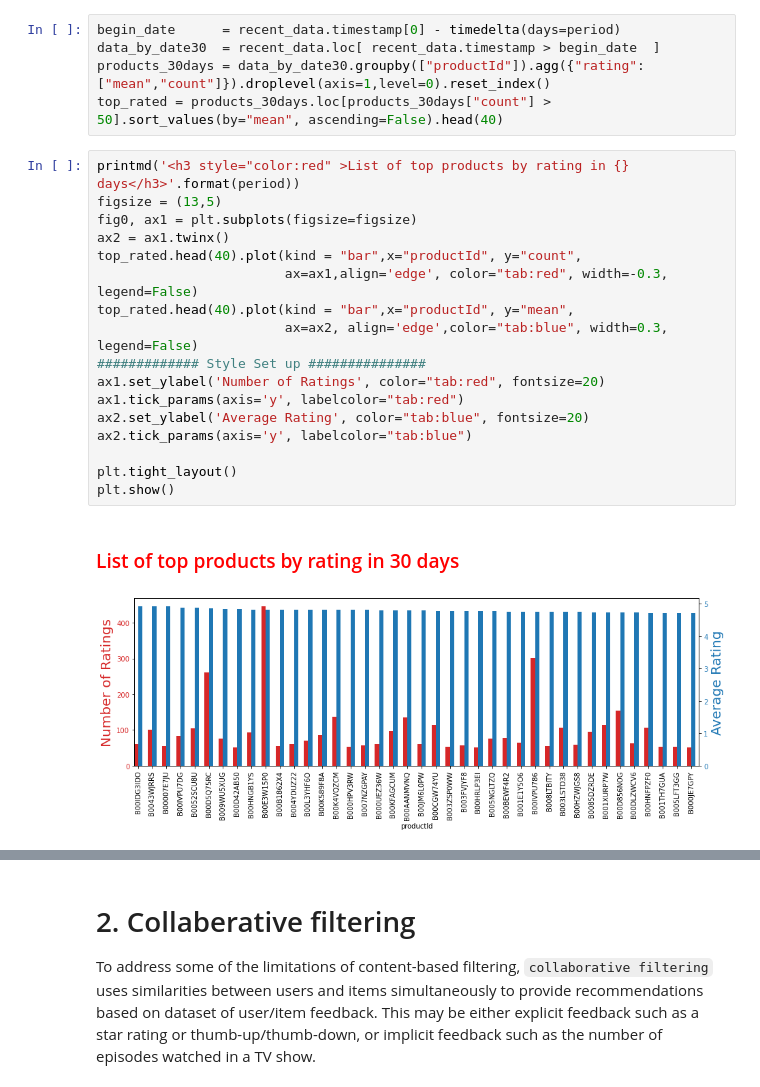
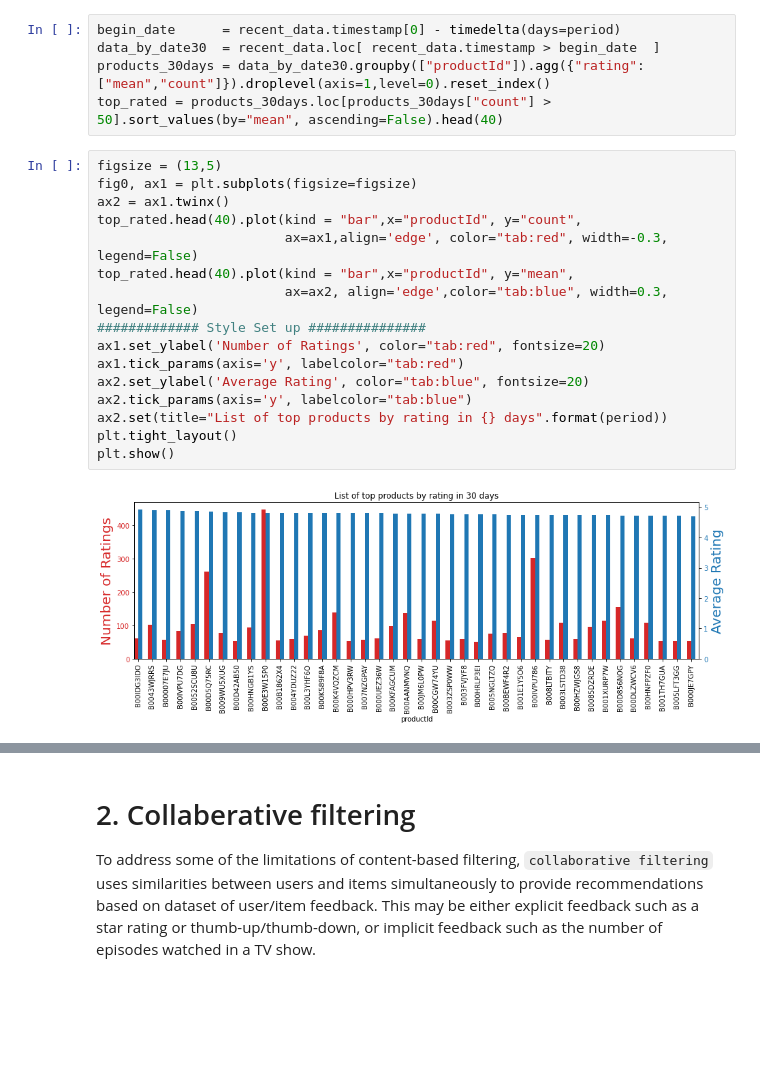
Before and after one commit to linhhlp/Machine-Learning-Applications, a Jupyter notebook: Step3_Build-model.ipynb, the cells around one changed output, grey strips where cells are left out. Cells and saved outputs as stored; diff of their text form; blank space fills up the shorter version.

```diff
--- a/Step3_Build-model.ipynb
+++ b/Step3_Build-model.ipynb
@@ -58,25 +56,23 @@ data_by_date30  = recent_data.loc[ recent_data.timestamp > begin_date  ]
 products_30days = data_by_date30.groupby(["productId"]).agg({"rating":["mean","count"]}).droplevel(axis=1,level=0).reset_index()
 top_rated = products_30days.loc[products_30days["count"] > 50].sort_values(by="mean", ascending=False).head(40)
 # %%
-printmd('<h3 style="color:red" >List of top products by rating in {} days</h3>'.format(period))
 figsize = (13,5)
 fig0, ax1 = plt.subplots(figsize=figsize)
 ax2 = ax1.twinx()
 top_rated.head(40).plot(kind = "bar",x="productId", y="count",
                         ax=ax1,align='edge', color="tab:red", width=-0.3, legend=False)
 top_rated.head(40).plot(kind = "bar",x="productId", y="mean",
                         ax=ax2, align='edge',color="tab:blue", width=0.3, legend=False)
 ############# Style Set up ###############
 ax1.set_ylabel('Number of Ratings', color="tab:red", fontsize=20)
 ax1.tick_params(axis='y', labelcolor="tab:red")
 ax2.set_ylabel('Average Rating', color="tab:blue", fontsize=20)
 ax2.tick_params(axis='y', labelcolor="tab:blue")
-
+ax2.set(title="List of top products by rating in {} days".format(period))
 plt.tight_layout()
 plt.show()
 # %% [output]
-<h3 style="color:red" >List of top products by rating in 30 days</h3>
-[figure, old version]
+[figure, new version]
 # %%
 top_rated = products_30days.sort_values(by="count", ascending=False).head(40)
 
```
Also changed, not shown: parts of 14 cells of this notebook.
